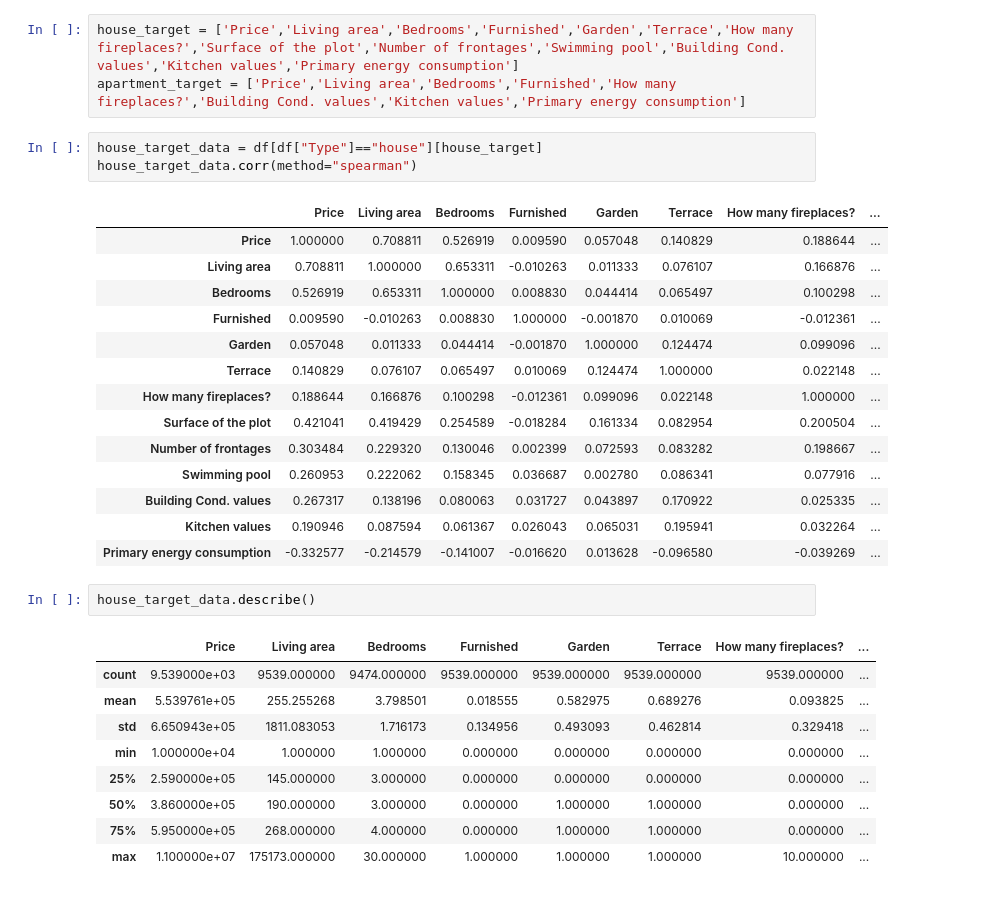
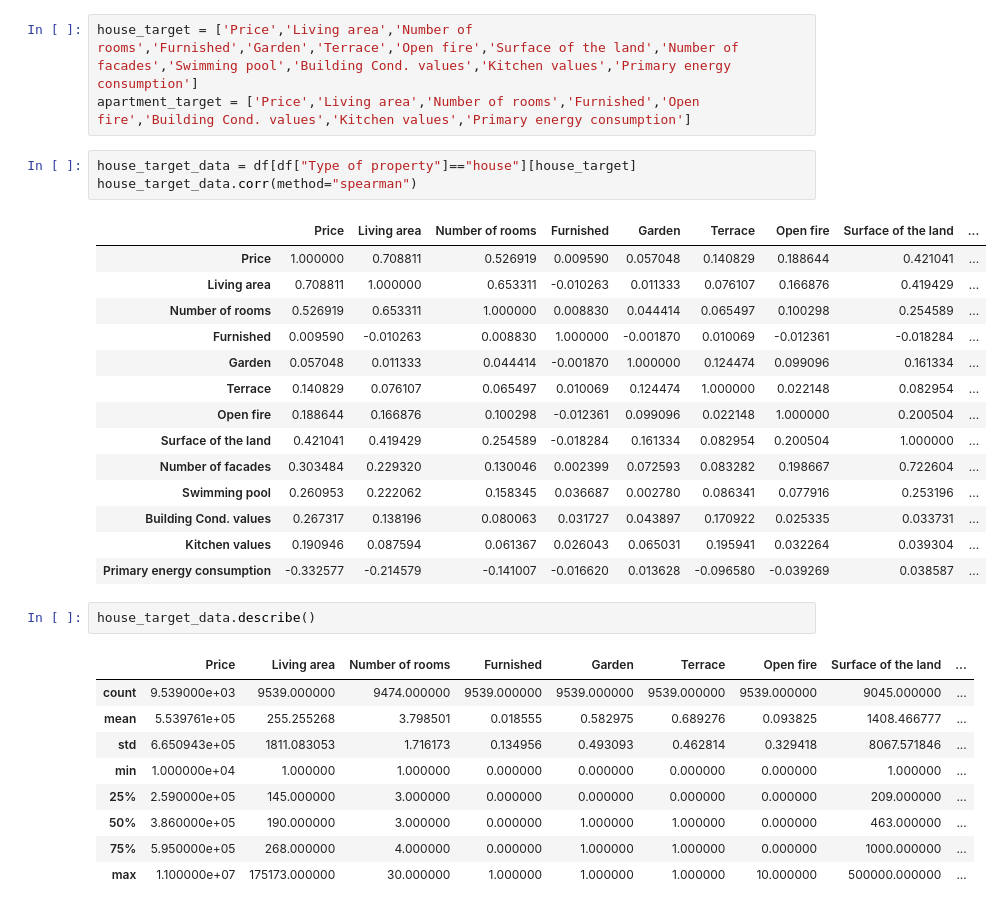
Before and after one commit to melikkekaya/challenge-data-analysis, a Jupyter notebook: analysis_melike.ipynb, the cells around one changed output. Cells and saved outputs as stored; diff of their text form.

```diff
--- a/analysis_melike.ipynb
+++ b/analysis_melike.ipynb
@@ -38,35 +45,35 @@ memory usage: 3.4+ MB
 # %%
-house_target = ['Price','Living area','Bedrooms','Furnished','Garden','Terrace','How many fireplaces?','Surface of the plot','Number of frontages','Swimming pool','Building Cond. values','Kitchen values','Primary energy consumption']
-apartment_target = ['Price','Living area','Bedrooms','Furnished','How many fireplaces?','Building Cond. values','Kitchen values','Primary energy consumption']
+house_target = ['Price','Living area','Number of rooms','Furnished','Garden','Terrace','Open fire','Surface of the land','Number of facades','Swimming pool','Building Cond. values','Kitchen values','Primary energy consumption']
+apartment_target = ['Price','Living area','Number of rooms','Furnished','Open fire','Building Cond. values','Kitchen values','Primary energy consumption']
 # %%
-house_target_data = df[df["Type"]=="house"][house_target]
+house_target_data = df[df["Type of property"]=="house"][house_target]
 house_target_data.corr(method="spearman")
 # %% [output]
-|  | Price | Living area | Bedrooms | Furnished | Garden | Terrace | How many fireplaces? | ... |
-| Price | 1.000000 | 0.708811 | 0.526919 | 0.009590 | 0.057048 | 0.140829 | 0.188644 | ... |
-| Living area | 0.708811 | 1.000000 | 0.653311 | -0.010263 | 0.011333 | 0.076107 | 0.166876 | ... |
-| Bedrooms | 0.526919 | 0.653311 | 1.000000 | 0.008830 | 0.044414 | 0.065497 | 0.100298 | ... |
-| Furnished | 0.009590 | -0.010263 | 0.008830 | 1.000000 | -0.001870 | 0.010069 | -0.012361 | ... |
-| Garden | 0.057048 | 0.011333 | 0.044414 | -0.001870 | 1.000000 | 0.124474 | 0.099096 | ... |
-| Terrace | 0.140829 | 0.076107 | 0.065497 | 0.010069 | 0.124474 | 1.000000 | 0.022148 | ... |
-| How many fireplaces? | 0.188644 | 0.166876 | 0.100298 | -0.012361 | 0.099096 | 0.022148 | 1.000000 | ... |
-| Surface of the plot | 0.421041 | 0.419429 | 0.254589 | -0.018284 | 0.161334 | 0.082954 | 0.200504 | ... |
-| Number of frontages | 0.303484 | 0.229320 | 0.130046 | 0.002399 | 0.072593 | 0.083282 | 0.198667 | ... |
-| Swimming pool | 0.260953 | 0.222062 | 0.158345 | 0.036687 | 0.002780 | 0.086341 | 0.077916 | ... |
-| Building Cond. values | 0.267317 | 0.138196 | 0.080063 | 0.031727 | 0.043897 | 0.170922 | 0.025335 | ... |
-| Kitchen values | 0.190946 | 0.087594 | 0.061367 | 0.026043 | 0.065031 | 0.195941 | 0.032264 | ... |
-| Primary energy consumption | -0.332577 | -0.214579 | -0.141007 | -0.016620 | 0.013628 | -0.096580 | -0.039269 | ... |
+|  | Price | Living area | Number of rooms | Furnished | Garden | Terrace | Open fire | Surface of the land | ... |
+| Price | 1.000000 | 0.708811 | 0.526919 | 0.009590 | 0.057048 | 0.140829 | 0.188644 | 0.421041 | ... |
+| Living area | 0.708811 | 1.000000 | 0.653311 | -0.010263 | 0.011333 | 0.076107 | 0.166876 | 0.419429 | ... |
+| Number of rooms | 0.526919 | 0.653311 | 1.000000 | 0.008830 | 0.044414 | 0.065497 | 0.100298 | 0.254589 | ... |
+| Furnished | 0.009590 | -0.010263 | 0.008830 | 1.000000 | -0.001870 | 0.010069 | -0.012361 | -0.018284 | ... |
+| Garden | 0.057048 | 0.011333 | 0.044414 | -0.001870 | 1.000000 | 0.124474 | 0.099096 | 0.161334 | ... |
+| Terrace | 0.140829 | 0.076107 | 0.065497 | 0.010069 | 0.124474 | 1.000000 | 0.022148 | 0.082954 | ... |
+| Open fire | 0.188644 | 0.166876 | 0.100298 | -0.012361 | 0.099096 | 0.022148 | 1.000000 | 0.200504 | ... |
+| Surface of the land | 0.421041 | 0.419429 | 0.254589 | -0.018284 | 0.161334 | 0.082954 | 0.200504 | 1.000000 | ... |
+| Number of facades | 0.303484 | 0.229320 | 0.130046 | 0.002399 | 0.072593 | 0.083282 | 0.198667 | 0.722604 | ... |
+| Swimming pool | 0.260953 | 0.222062 | 0.158345 | 0.036687 | 0.002780 | 0.086341 | 0.077916 | 0.253196 | ... |
+| Building Cond. values | 0.267317 | 0.138196 | 0.080063 | 0.031727 | 0.043897 | 0.170922 | 0.025335 | 0.033731 | ... |
+| Kitchen values | 0.190946 | 0.087594 | 0.061367 | 0.026043 | 0.065031 | 0.195941 | 0.032264 | 0.039304 | ... |
+| Primary energy consumption | -0.332577 | -0.214579 | -0.141007 | -0.016620 | 0.013628 | -0.096580 | -0.039269 | 0.038587 | ... |
 # %%
 house_target_data.describe()
 # %% [output]
-|  | Price | Living area | Bedrooms | Furnished | Garden | Terrace | How many fireplaces? | ... |
-| count | 9.539000e+03 | 9539.000000 | 9474.000000 | 9539.000000 | 9539.000000 | 9539.000000 | 9539.000000 | ... |
-| mean | 5.539761e+05 | 255.255268 | 3.798501 | 0.018555 | 0.582975 | 0.689276 | 0.093825 | ... |
-| std | 6.650943e+05 | 1811.083053 | 1.716173 | 0.134956 | 0.493093 | 0.462814 | 0.329418 | ... |
-| min | 1.000000e+04 | 1.000000 | 1.000000 | 0.000000 | 0.000000 | 0.000000 | 0.000000 | ... |
-| 25% | 2.590000e+05 | 145.000000 | 3.000000 | 0.000000 | 0.000000 | 0.000000 | 0.000000 | ... |
-| 50% | 3.860000e+05 | 190.000000 | 3.000000 | 0.000000 | 1.000000 | 1.000000 | 0.000000 | ... |
-| 75% | 5.950000e+05 | 268.000000 | 4.000000 | 0.000000 | 1.000000 | 1.000000 | 0.000000 | ... |
-| max | 1.100000e+07 | 175173.000000 | 30.000000 | 1.000000 | 1.000000 | 1.000000 | 10.000000 | ... |
+|  | Price | Living area | Number of rooms | Furnished | Garden | Terrace | Open fire | Surface of the land | ... |
+| count | 9.539000e+03 | 9539.000000 | 9474.000000 | 9539.000000 | 9539.000000 | 9539.000000 | 9539.000000 | 9045.000000 | ... |
+| mean | 5.539761e+05 | 255.255268 | 3.798501 | 0.018555 | 0.582975 | 0.689276 | 0.093825 | 1408.466777 | ... |
+| std | 6.650943e+05 | 1811.083053 | 1.716173 | 0.134956 | 0.493093 | 0.462814 | 0.329418 | 8067.571846 | ... |
+| min | 1.000000e+04 | 1.000000 | 1.000000 | 0.000000 | 0.000000 | 0.000000 | 0.000000 | 1.000000 | ... |
+| 25% | 2.590000e+05 | 145.000000 | 3.000000 | 0.000000 | 0.000000 | 0.000000 | 0.000000 | 209.000000 | ... |
+| 50% | 3.860000e+05 | 190.000000 | 3.000000 | 0.000000 | 1.000000 | 1.000000 | 0.000000 | 463.000000 | ... |
+| 75% | 5.950000e+05 | 268.000000 | 4.000000 | 0.000000 | 1.000000 | 1.000000 | 0.000000 | 1000.000000 | ... |
+| max | 1.100000e+07 | 175173.000000 | 30.000000 | 1.000000 | 1.000000 | 1.000000 | 10.000000 | 500000.000000 | ... |
 # %%
 plt.figure()
```
Also changed, not shown: parts of 18 cells of this notebook, 1 other file.
